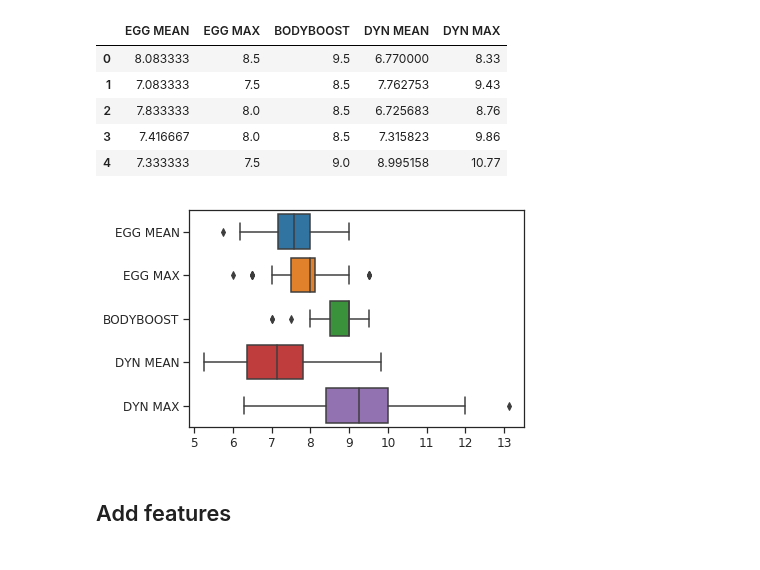
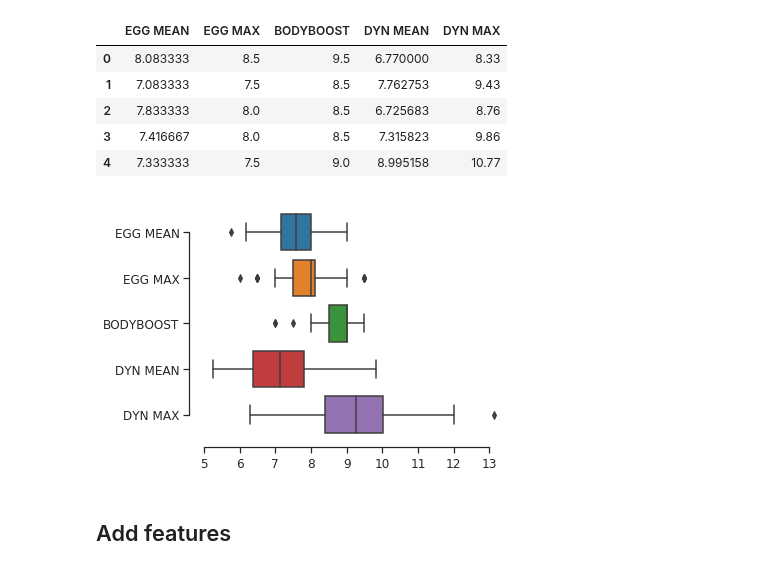
Before and after one commit to romainmartinez/synchro, a Jupyter notebook: synchro.ipynb, the cells around one changed output. Drawn from its saved outputs; the diff is of its cells as text; code cells hidden in the pictures.

Commit message:
new data, new notebook, new method

```diff
--- a/synchro.ipynb
+++ b/synchro.ipynb
@@ -107,9 +120,12 @@ y.head()
 | 3 | 7.416667 | 8.0 | 8.5 | 7.315823 | 9.86 |
 | 4 | 7.333333 | 7.5 | 9.0 | 8.995158 | 10.77 |
 # %%
-sns.boxplot(data=y, orient='h');
+sns.boxplot(
+    data=y, orient='h')
+sns.despine(offset=10, trim=True)
+plt.tight_layout()
 # %% [output]
-[figure, old version]
+[figure, new version]
 # %% [markdown]
 ## Add features
 # %% [markdown]
```
Also changed, not shown: parts of 20 cells of this notebook, 9 other files.
